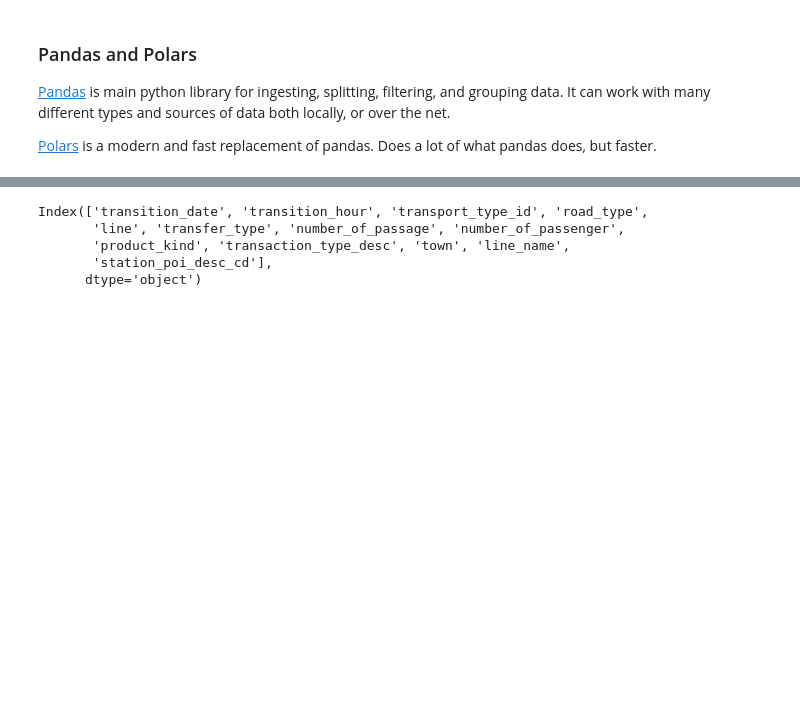
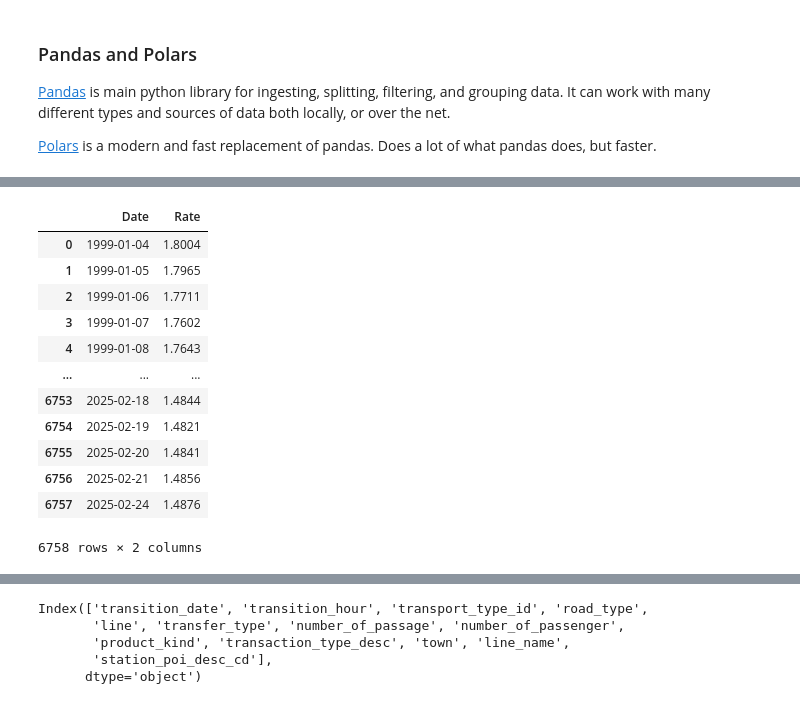
Before and after one commit to kaygun/MYZ309E, a Jupyter notebook: lectures/Lecture_02.ipynb, the cells around one changed output, grey strips where cells are left out. Saved outputs shown, nothing was run; the diff lists cells and outputs as text; code cells hidden in the pictures; blank space fills up the shorter version.

```diff
--- a/lectures/Lecture_02.ipynb
+++ b/lectures/Lecture_02.ipynb
@@ -116,0 +180,17 @@ xs = np.random.random(10)
+# %%
+CADEUR = QueryECB('CAD','EUR')
+CADEUR
+# %% [output]
+|  | Date | Rate |
+| 0 | 1999-01-04 | 1.8004 |
+| 1 | 1999-01-05 | 1.7965 |
+| 2 | 1999-01-06 | 1.7711 |
+| 3 | 1999-01-07 | 1.7602 |
+| 4 | 1999-01-08 | 1.7643 |
+| ... | ... | ... |
+| 6753 | 2025-02-18 | 1.4844 |
+| 6754 | 2025-02-19 | 1.4821 |
+| 6755 | 2025-02-20 | 1.4841 |
+| 6756 | 2025-02-21 | 1.4856 |
+| 6757 | 2025-02-24 | 1.4876 |
+6758 rows × 2 columns
```
Also changed, not shown: parts of 18 cells of this notebook, 1 other file.
